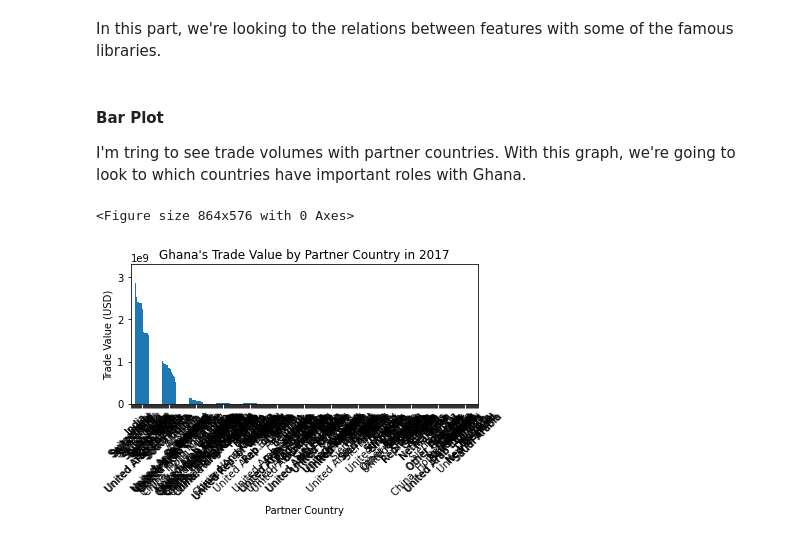
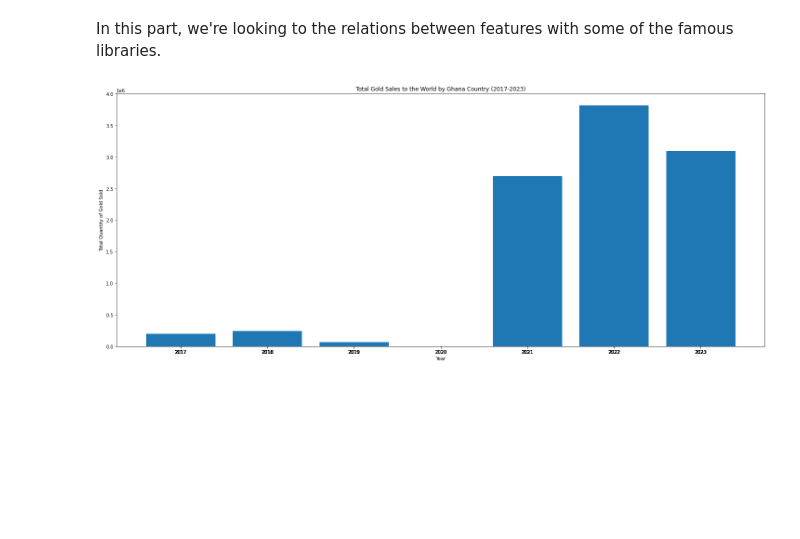
Before and after one commit to MrEktirir/Gold_Trade, a Jupyter notebook: Ghana_Nigeria_Gold_Trade_Analysis.ipynb, the cells around one changed output. Saved outputs shown, nothing was run; the diff lists cells and outputs as text; code cells hidden in the pictures; blank space fills up the shorter version.

Commit message:
visualization_part
* 2 bar plot has been created and one previous chart has been removed.

```diff
--- a/Ghana_Nigeria_Gold_Trade_Analysis.ipynb
+++ b/Ghana_Nigeria_Gold_Trade_Analysis.ipynb
@@ -447,19 +447,16 @@ When we see rows that included 'World' feature and it **Qty** and **AltQty** col
 ## Data Visualization
 # %% [markdown]
 In this part, we're looking to the relations between features with some of the famous libraries.
-# %% [markdown]
-#### Bar Plot
-
-I'm tring to see trade volumes with partner countries. With this graph, we're going to look to which countries have important roles with Ghana.
-# %%
-plt.figure(figsize=(12, 8))
-df[df['PartnerDesc'] != 'World'].sort_values(by='PrimaryValue', ascending=False).plot.bar(x='PartnerDesc', y='PrimaryValue', legend=None)
-plt.title('Ghana\'s Trade Value by Partner Country in 2017')
-plt.xlabel('Partner Country')
-plt.ylabel('Trade Value (USD)')
-plt.xticks(rotation=45)
-plt.tight_layout()
-plt.show()
-# %% [output]
-<Figure size 864x576 with 0 Axes>
-[figure, removed]
+# %%
+ghana_data = df[df['ReporterDesc'] == 'Ghana']
+
+plt.figure(figsize=(25,10))
+plt.bar(ghana_data['RefYear'], ghana_data['Qty'])
+plt.title('Total Gold Sales to the World by Ghana Country (2017-2023)')
+plt.xlabel('Year')
+plt.ylabel('Total Quantity of Gold Sold')
+plt.grid(False)
+plt.xticks(df['RefYear'])  # Yılları x ekseni olarak ayarlayın
+plt.show()
+# %% [output]
+[figure, added]
```
Also changed, not shown: parts of 3 cells of this notebook.
